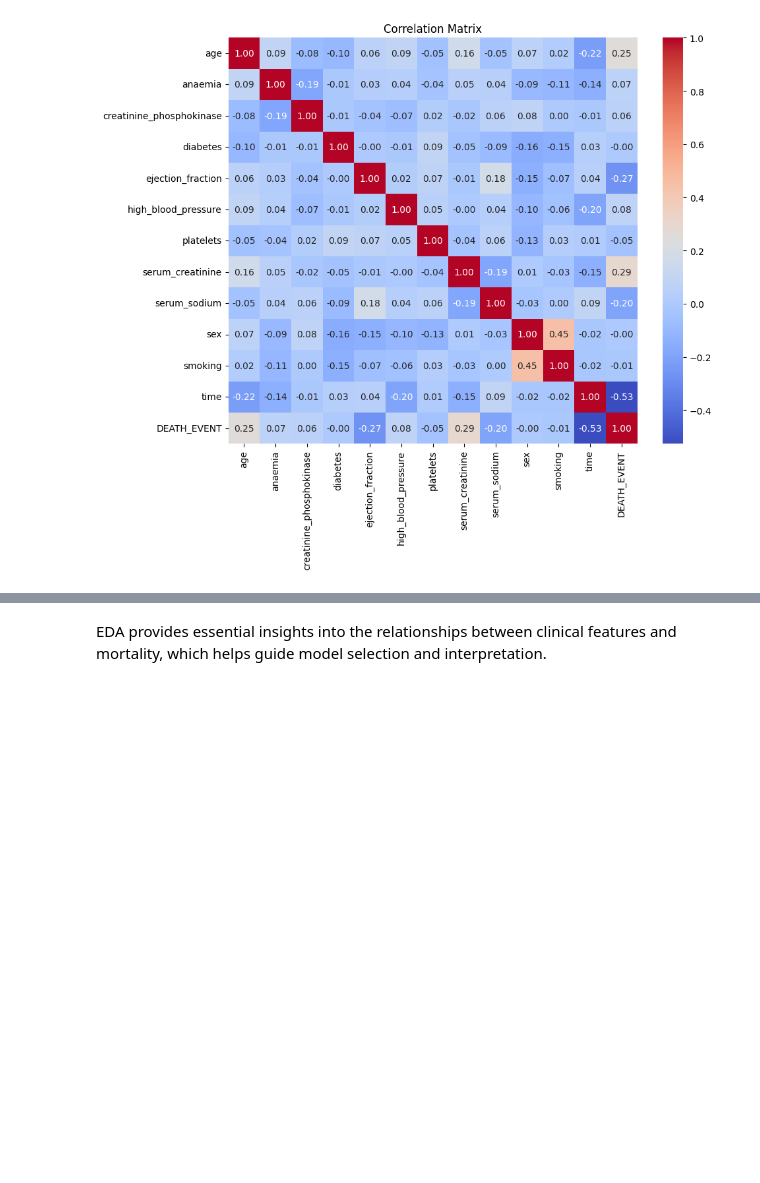
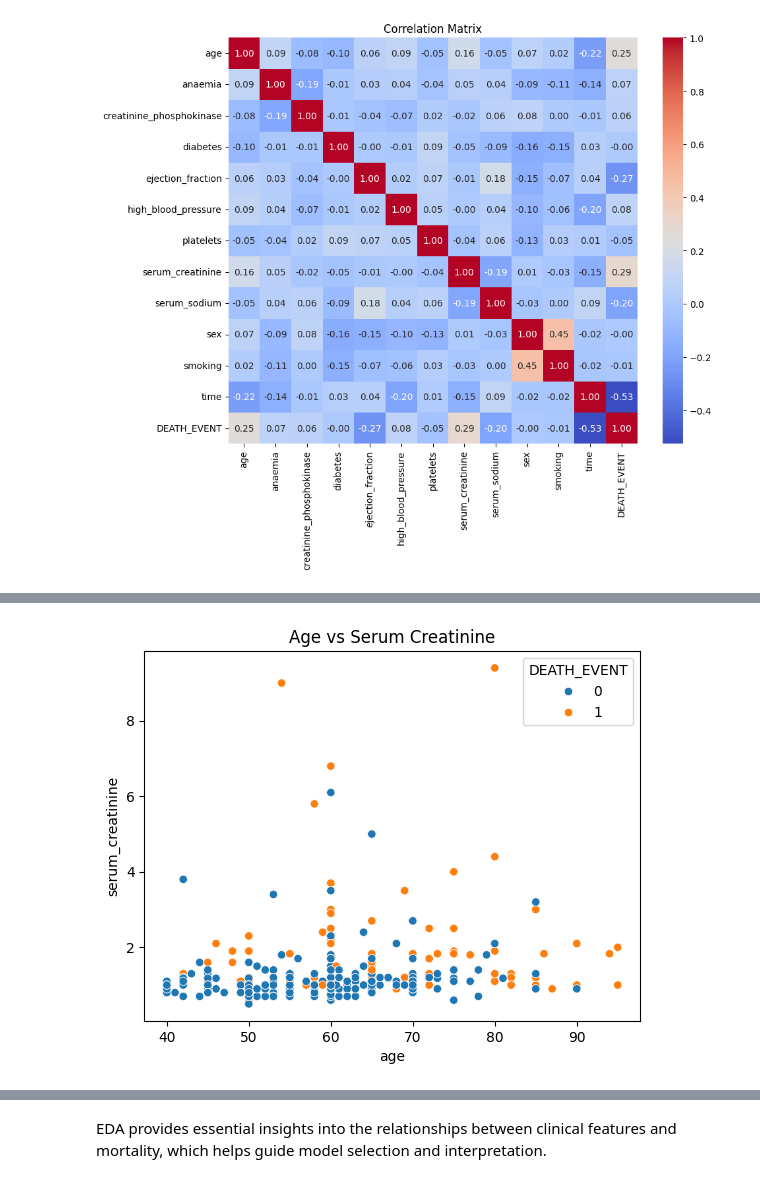
Before and after one commit to taotaokt/CS439_Project, a Jupyter notebook: eda.ipynb, the cells around one changed output, grey strips where cells are left out. Drawn from its saved outputs; the diff is of its cells as text; code cells hidden in the pictures; blank space fills up the shorter version.

```diff
--- a/eda.ipynb
+++ b/eda.ipynb
@@ -181,0 +181,13 @@ for col in num_cols:
+# %%
+#scatterplot
+sns.scatterplot(
+    x="age",
+    y="serum_creatinine",
+    hue="DEATH_EVENT",
+    data=df
+)
+
+plt.title("Age vs Serum Creatinine")
+plt.show()
+# %% [output]
+[figure, added]
```
Also changed, not shown: parts of 5 cells of this notebook.
